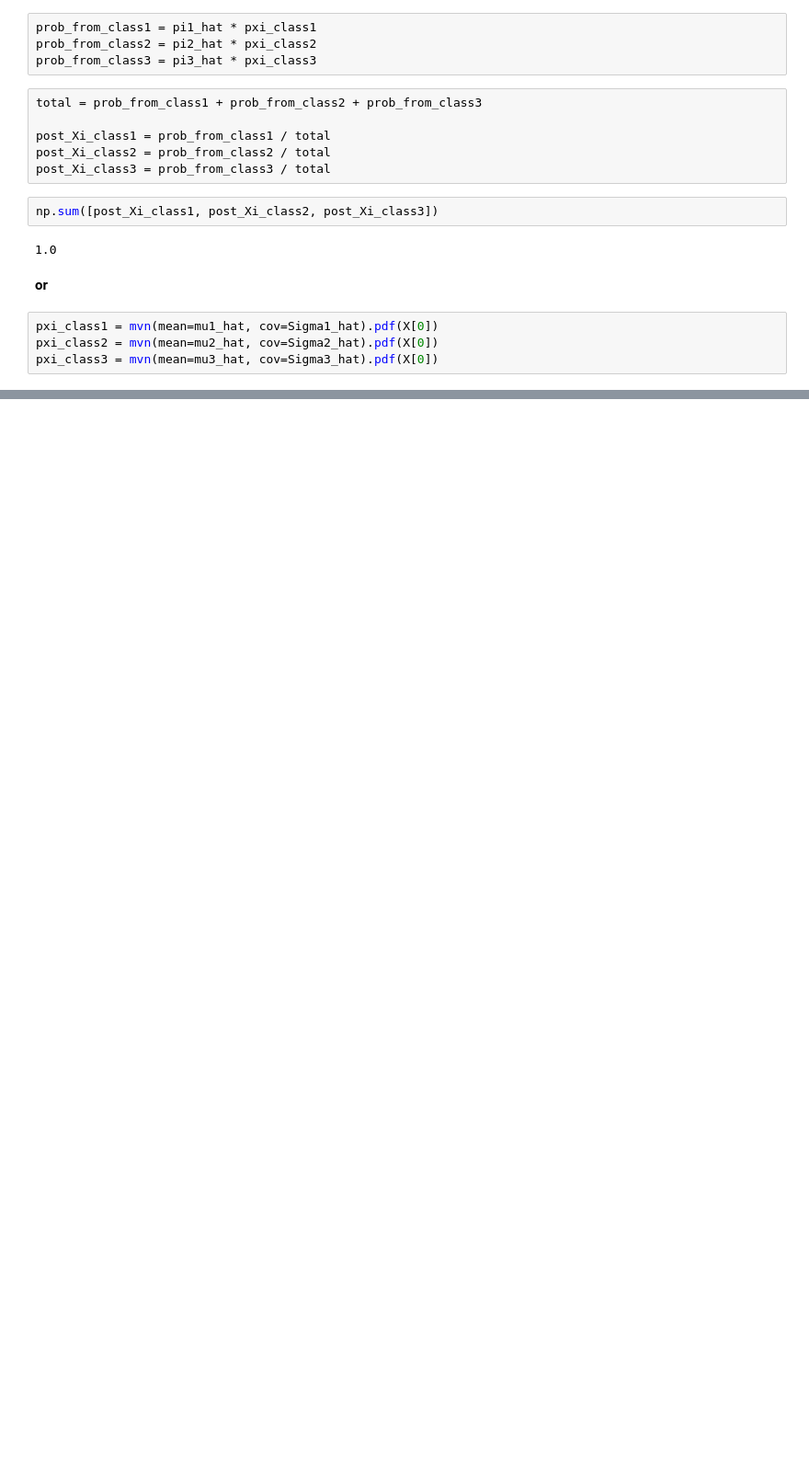
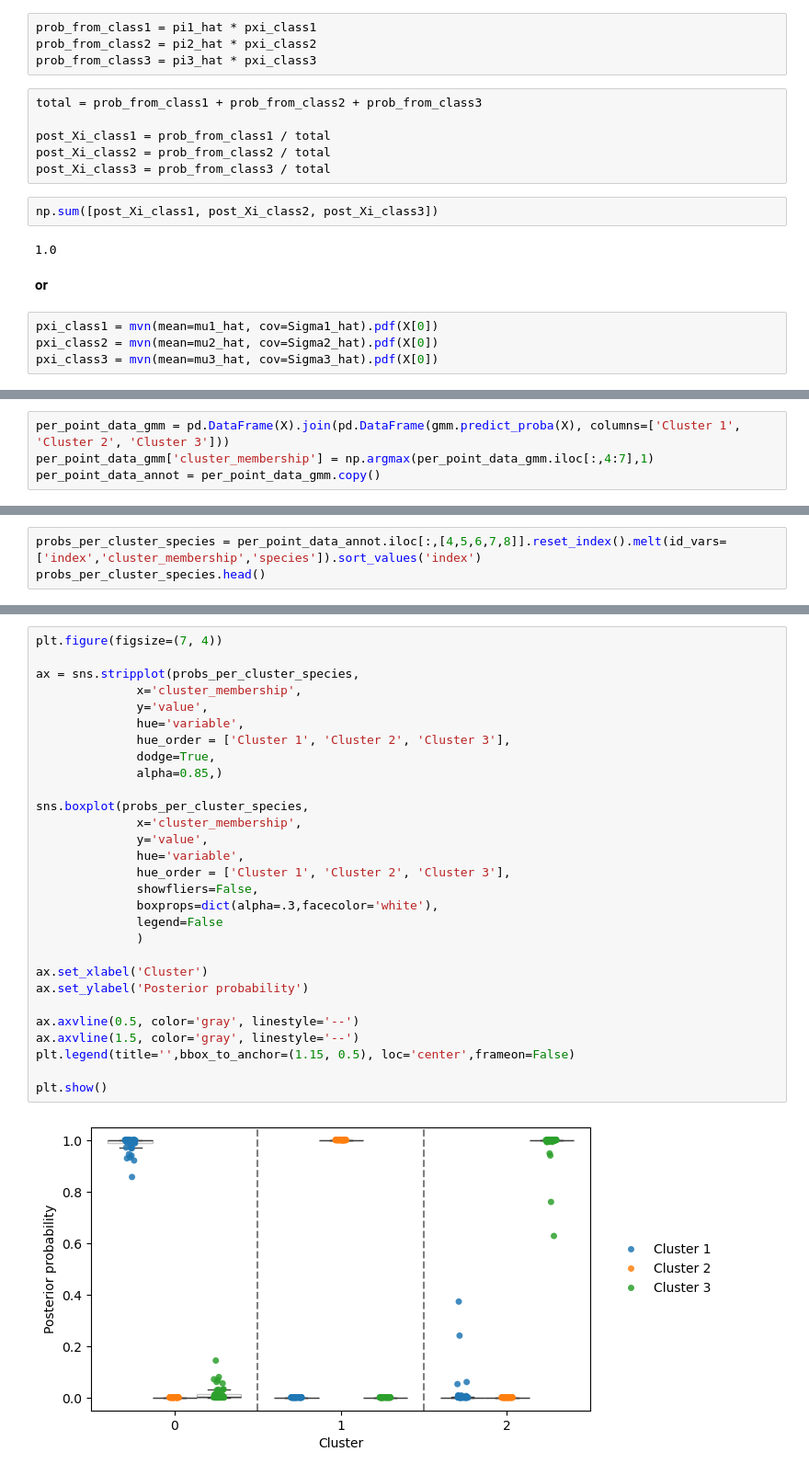
Before and after one commit to rodriguezmDNA/statsfromscratch, a Jupyter notebook: Expectation Maximization/EM_Iris_3D.ipynb, the cells around one changed output, grey strips where cells are left out. Shown at 92% size. Saved outputs shown, nothing was run; the diff lists cells and outputs as text; blank space fills up the shorter version.

```diff
--- a/Expectation Maximization/EM_Iris_3D.ipynb
+++ b/Expectation Maximization/EM_Iris_3D.ipynb
@@ -450,0 +333,4 @@ sns.scatterplot(data=per_point_data[(per_point_data[2] > 4) & (per_point_data[2]
+# %%
+per_point_data_gmm = pd.DataFrame(X).join(pd.DataFrame(gmm.predict_proba(X), columns=['Cluster 1', 'Cluster 2', 'Cluster 3']))
+per_point_data_gmm['cluster_membership'] = np.argmax(per_point_data_gmm.iloc[:,4:7],1)
+per_point_data_annot = per_point_data_gmm.copy()
@@ -450,0 +422,3 @@ sns.scatterplot(data=per_point_data[(per_point_data[2] > 4) & (per_point_data[2]
+# %%
+probs_per_cluster_species = per_point_data_annot.iloc[:,[4,5,6,7,8]].reset_index().melt(id_vars=['index','cluster_membership','species']).sort_values('index')
+probs_per_cluster_species.head()
@@ -450,0 +432,31 @@ sns.scatterplot(data=per_point_data[(per_point_data[2] > 4) & (per_point_data[2]
+# %%
+plt.figure(figsize=(7, 4))
+
+ax = sns.stripplot(probs_per_cluster_species,
+              x='cluster_membership',
+              y='value',
+              hue='variable',
+              hue_order = ['Cluster 1', 'Cluster 2', 'Cluster 3'],
+              dodge=True,
+              alpha=0.85,)
+
+sns.boxplot(probs_per_cluster_species,
+              x='cluster_membership',
+              y='value',
+              hue='variable',
+              hue_order = ['Cluster 1', 'Cluster 2', 'Cluster 3'],
+              showfliers=False,
+              boxprops=dict(alpha=.3,facecolor='white'),
+              legend=False
+              )
+
+ax.set_xlabel('Cluster')
+ax.set_ylabel('Posterior probability')
+
+ax.axvline(0.5, color='gray', linestyle='--')
+ax.axvline(1.5, color='gray', linestyle='--')
+plt.legend(title='',bbox_to_anchor=(1.15, 0.5), loc='center',frameon=False)
+
+plt.show()
+# %% [output]
+[figure, added]
```
Also changed, not shown: parts of 45 cells of this notebook, 1 other file.
